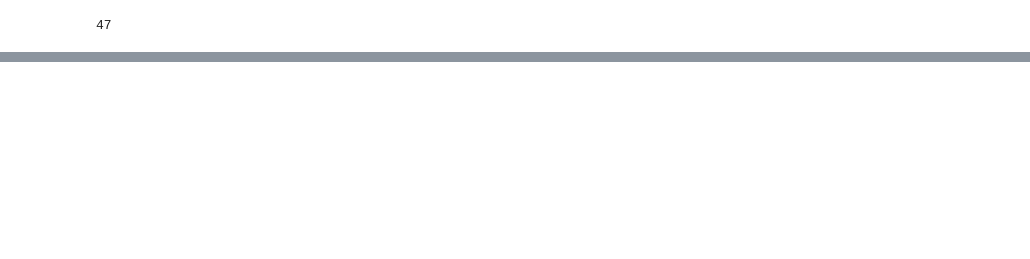
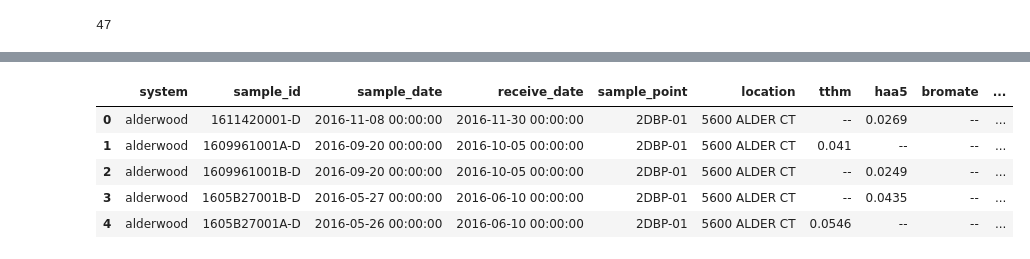
Before and after one commit to tonyschick/watershed-logging, a Jupyter notebook: WatershedLogging.ipynb, the cells around one changed output, grey strips where cells are left out. Cells and saved outputs as stored; diff of their text form; code cells hidden in the pictures; blank space fills up the shorter version.

Commit message:
adds disinfection byproduct data for oregon coastal systems

```diff
--- a/WatershedLogging.ipynb
+++ b/WatershedLogging.ipynb
@@ -224,0 +257,11 @@ fl.sort('percent_loss', ascending=False)
+# %%
+#read the file into pandas
+dbps = pd.read_excel('data/dbp/dbp.xlsx')
+dbps.head()
+# %% [output]
+|  | system | sample_id | sample_date | receive_date | sample_point | location | tthm | haa5 | bromate | ... |
+| 0 | alderwood | 1611420001-D | 2016-11-08 00:00:00 | 2016-11-30 00:00:00 | 2DBP-01 | 5600 ALDER CT | -- | 0.0269 | -- | ... |
+| 1 | alderwood | 1609961001A-D | 2016-09-20 00:00:00 | 2016-10-05 00:00:00 | 2DBP-01 | 5600 ALDER CT | 0.041 | -- | -- | ... |
+| 2 | alderwood | 1609961001B-D | 2016-09-20 00:00:00 | 2016-10-05 00:00:00 | 2DBP-01 | 5600 ALDER CT | -- | 0.0249 | -- | ... |
+| 3 | alderwood | 1605B27001B-D | 2016-05-27 00:00:00 | 2016-06-10 00:00:00 | 2DBP-01 | 5600 ALDER CT | -- | 0.0435 | -- | ... |
+| 4 | alderwood | 1605B27001A-D | 2016-05-26 00:00:00 | 2016-06-10 00:00:00 | 2DBP-01 | 5600 ALDER CT | 0.0546 | -- | -- | ... |
```
Also changed, not shown: parts of 14 cells of this notebook, 2 other files.
